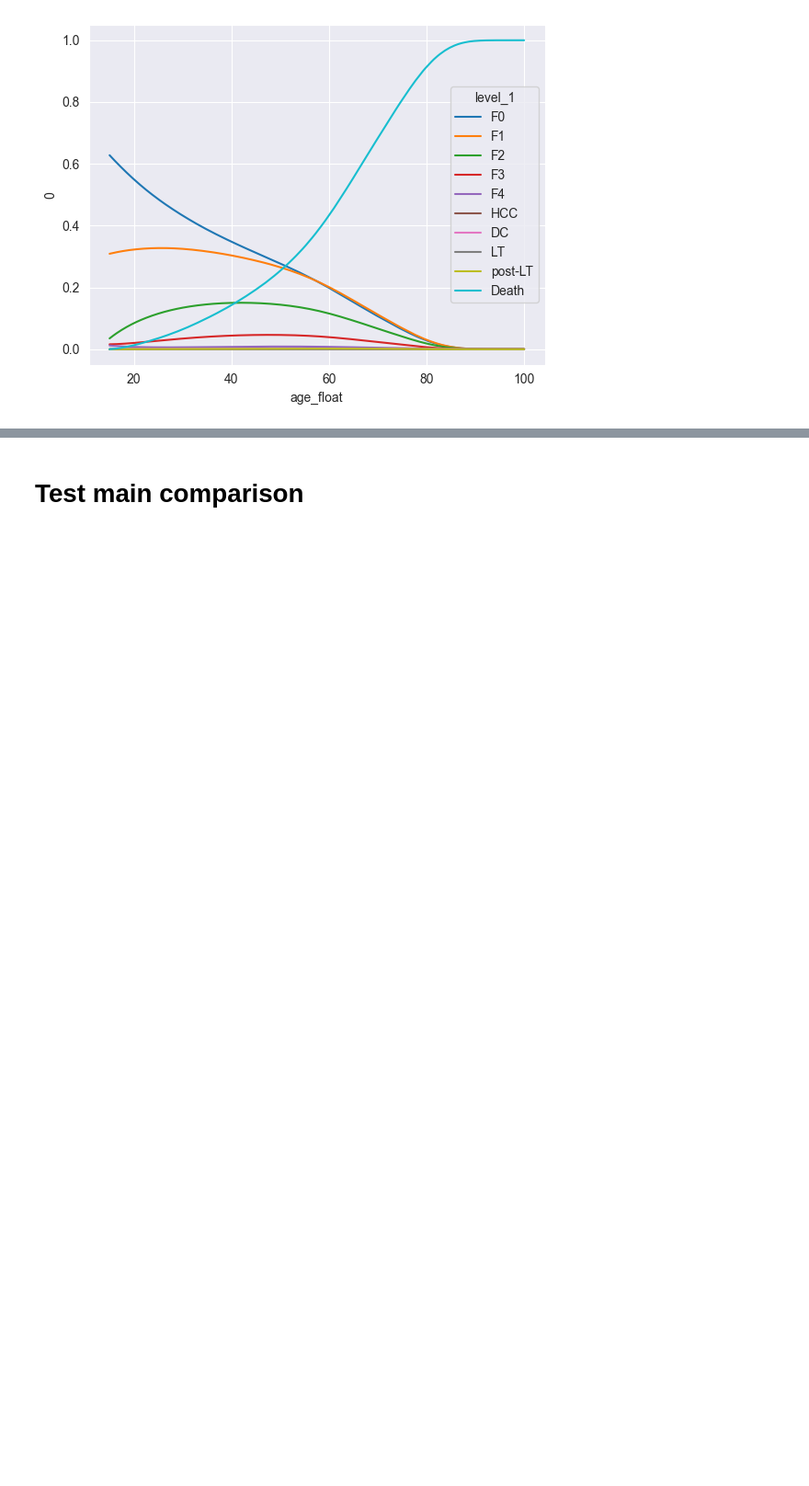
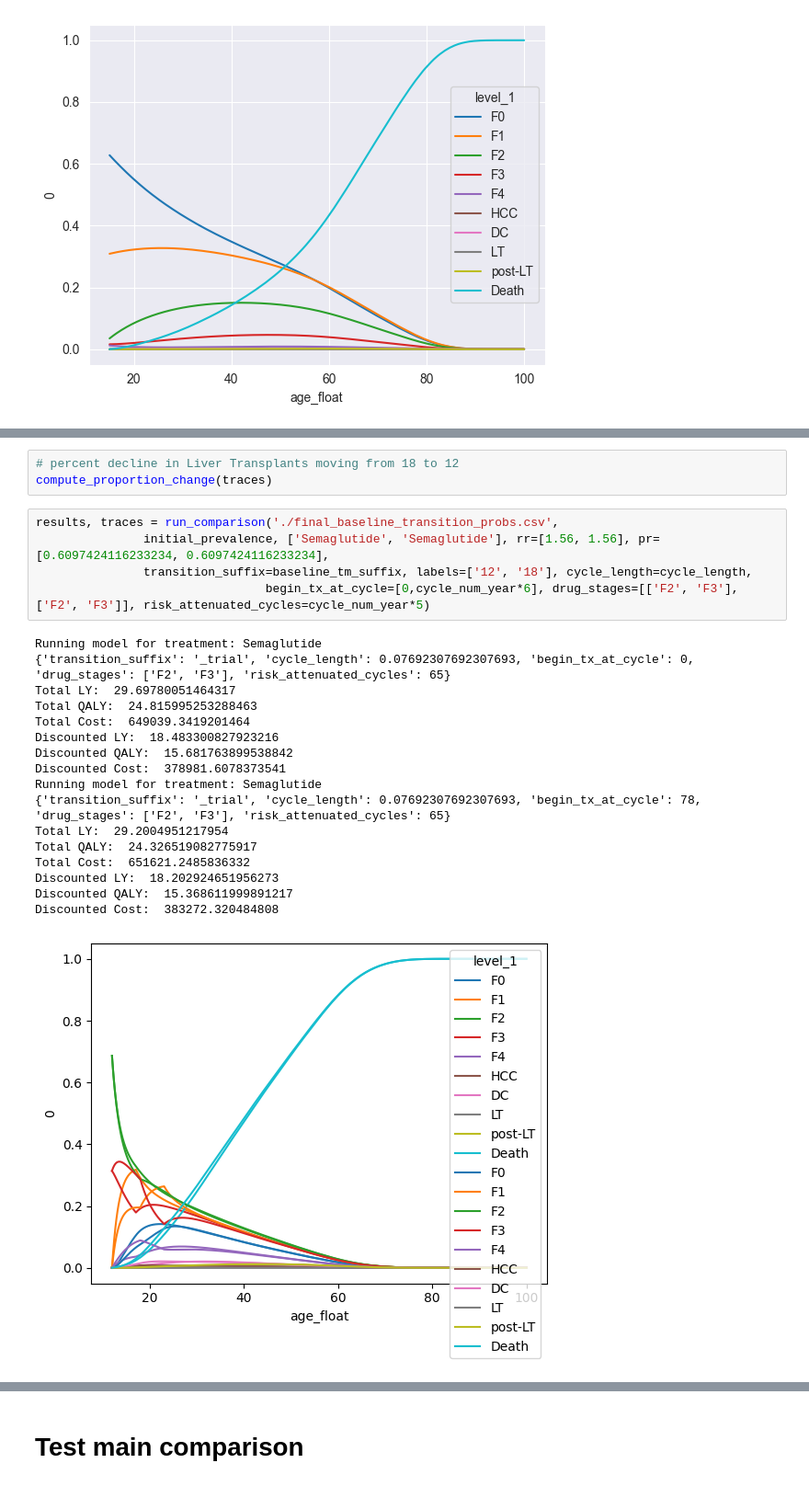
Before and after one commit to ConorMesser/glp1_cea, a Jupyter notebook: final_project.ipynb, the cells around one changed output, grey strips where cells are left out. Shown at 92% size. Cells and saved outputs as stored; diff of their text form; blank space fills up the shorter version.

```diff
--- a/final_project.ipynb
+++ b/final_project.ipynb
@@ -86,0 +146,26 @@ plot_trace(trace_rm)
+# %%
+# percent decline in Liver Transplants moving from 18 to 12
+compute_proportion_change(traces)
+# %%
+results, traces = run_comparison('./final_baseline_transition_probs.csv',
+               initial_prevalence, ['Semaglutide', 'Semaglutide'], rr=[1.56, 1.56], pr=[0.6097424116233234, 0.6097424116233234],
+               transition_suffix=baseline_tm_suffix, labels=['12', '18'], cycle_length=cycle_length,
+                                begin_tx_at_cycle=[0,cycle_num_year*6], drug_stages=[['F2', 'F3'],['F2', 'F3']], risk_attenuated_cycles=cycle_num_year*5)
+# %% [output]
+Running model for treatment: Semaglutide
+{'transition_suffix': '_trial', 'cycle_length': 0.07692307692307693, 'begin_tx_at_cycle': 0, 'drug_stages': ['F2', 'F3'], 'risk_attenuated_cycles': 65}
+Total LY:  29.69780051464317
+Total QALY:  24.815995253288463
+Total Cost:  649039.3419201464
+Discounted LY:  18.483300827923216
+Discounted QALY:  15.681763899538842
+Discounted Cost:  378981.6078373541
+Running model for treatment: Semaglutide
+{'transition_suffix': '_trial', 'cycle_length': 0.07692307692307693, 'begin_tx_at_cycle': 78, 'drug_stages': ['F2', 'F3'], 'risk_attenuated_cycles': 65}
+Total LY:  29.2004951217954
+Total QALY:  24.326519082775917
+Total Cost:  651621.2485836332
+Discounted LY:  18.202924651956273
+Discounted QALY:  15.368611999891217
+Discounted Cost:  383272.320484808
+[figure, added]
```
Also changed, not shown: parts of 20 cells of this notebook, 3 other files.
